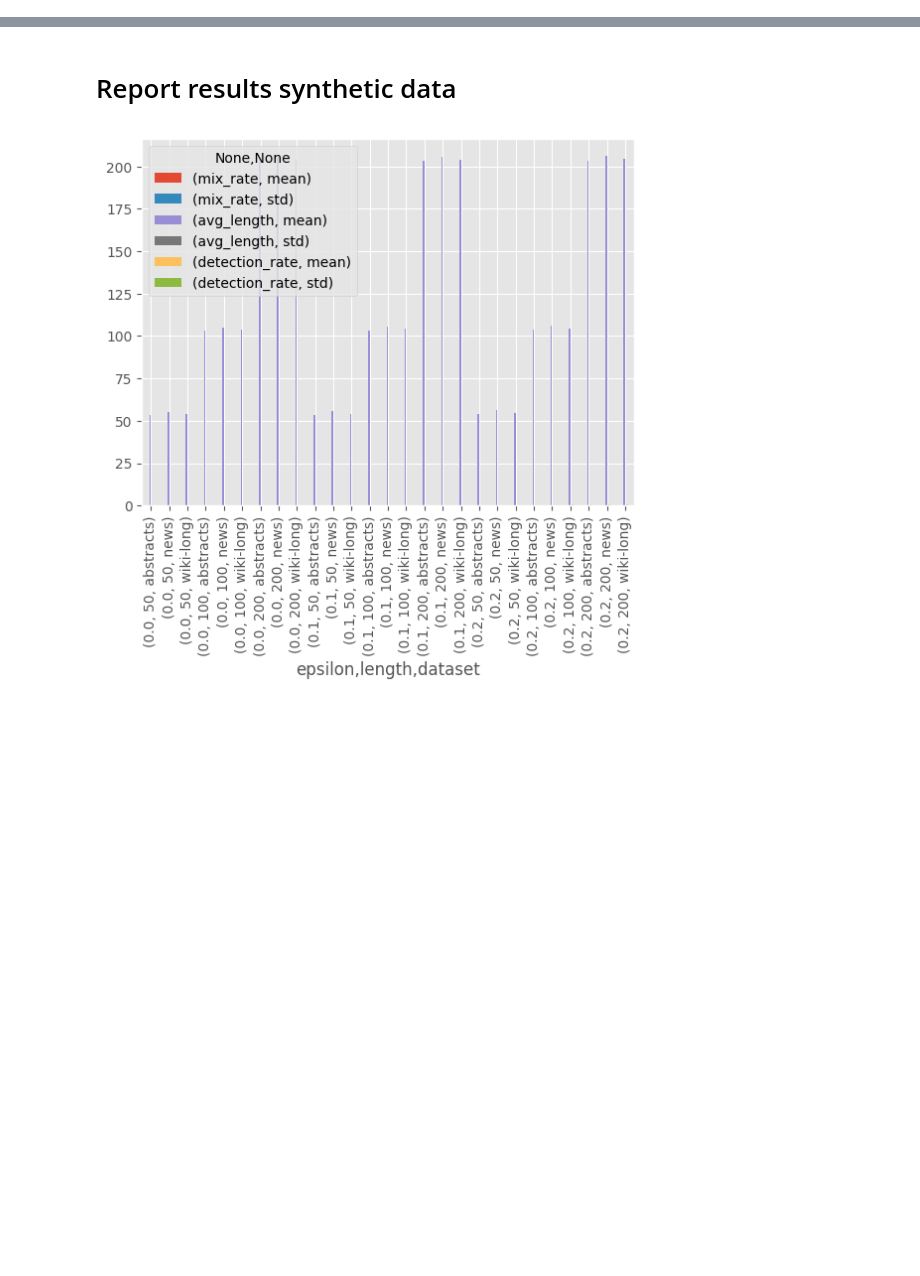
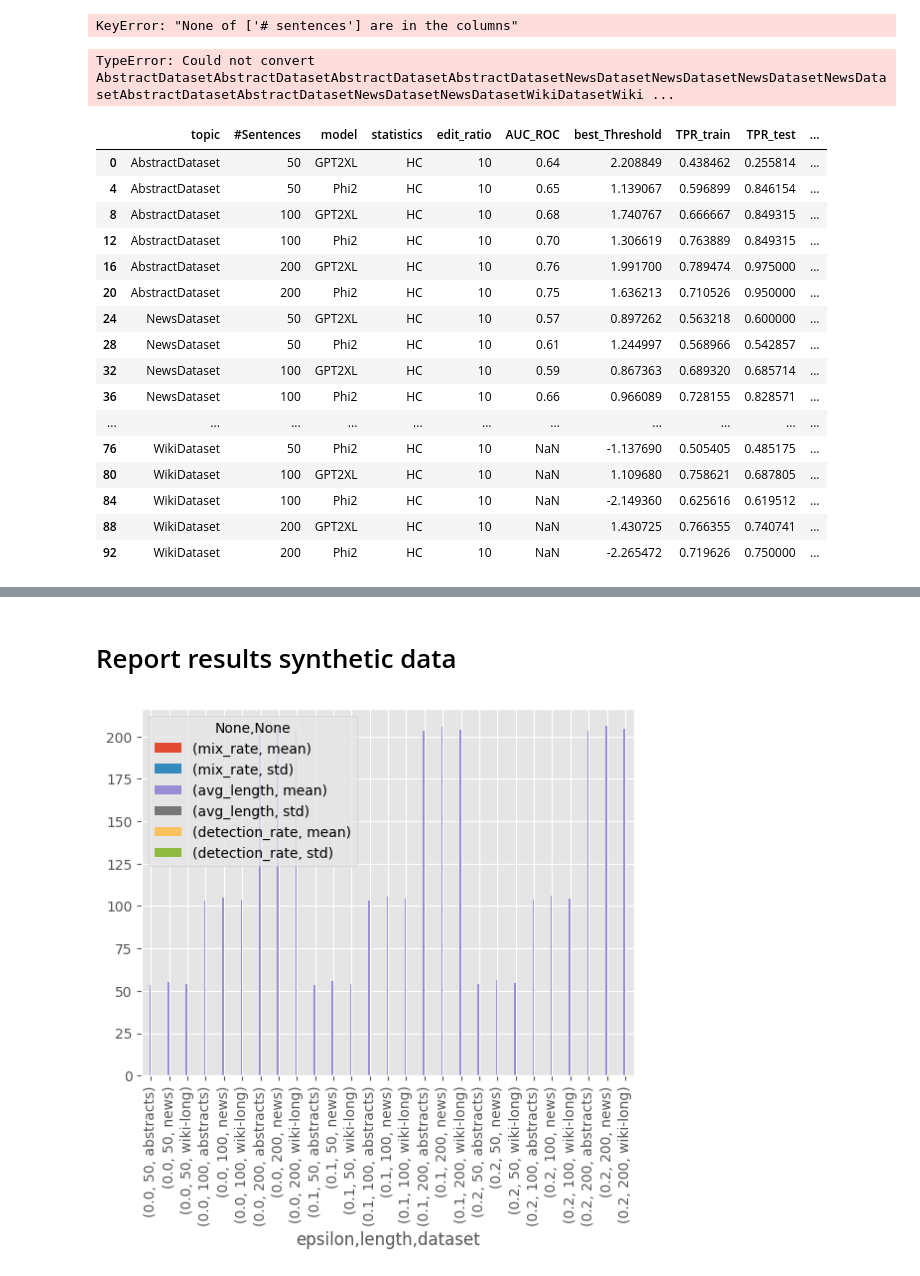
Before and after one commit to alonkipnis/detectLM, a Jupyter notebook: analyze_results_synthetic_mixture.ipynb, the cells around one changed output, grey strips where cells are left out. Drawn from its saved outputs; the diff is of its cells as text; code cells hidden in the pictures; blank space fills up the shorter version.

```diff
--- a/analyze_results_synthetic_mixture.ipynb
+++ b/analyze_results_synthetic_mixture.ipynb
@@ -16,0 +288,4 @@ from src.fit_HC_survival_function import get_HC_survival_function
+# %%
+df = pd.read_csv("results/results_SecondDataset.csv")
+df = df.filter([name for name in df.columns if "Unnamed" not in name])
+df.describe()
@@ -16,0 +339,36 @@ from src.fit_HC_survival_function import get_HC_survival_function
+# %%
+dfr.rename(columns=new_labels).filter(list(new_labels.values())).set_index(['# sentences', 'Dataset', 'Model'])
+# %% [output]
+KeyError: "None of ['# sentences'] are in the columns"
+# %%
+import matplotlib.pyplot as plt
+
+dfr = df.groupby(['#Sentences', 'model']).mean().reset_index()
+dfr.plot.bar(x='#Sentences', y='AUC_ROC', rot=0)
+plt.xlabel('Number of Sentences')
+plt.ylabel('Score')
+plt.title('Score by Number of Sentences')
+plt.legend(title='Model')
+plt.show()
+# %% [output]
+TypeError: Could not convert AbstractDatasetAbstractDatasetAbstractDatasetAbstractDatasetNewsDatasetNewsDatasetNewsDatasetNewsDatasetAbstractDatasetAbstractDatasetNewsDatasetNewsDatasetWikiDatasetWiki ...
+# %%
+dfr
+# %% [output]
+|  | topic | #Sentences | model | statistics | edit_ratio | AUC_ROC | best_Threshold | TPR_train | TPR_test | ... |
+| 0 | AbstractDataset | 50 | GPT2XL | HC | 10 | 0.64 | 2.208849 | 0.438462 | 0.255814 | ... |
+| 4 | AbstractDataset | 50 | Phi2 | HC | 10 | 0.65 | 1.139067 | 0.596899 | 0.846154 | ... |
+| 8 | AbstractDataset | 100 | GPT2XL | HC | 10 | 0.68 | 1.740767 | 0.666667 | 0.849315 | ... |
+| 12 | AbstractDataset | 100 | Phi2 | HC | 10 | 0.70 | 1.306619 | 0.763889 | 0.849315 | ... |
+| 16 | AbstractDataset | 200 | GPT2XL | HC | 10 | 0.76 | 1.991700 | 0.789474 | 0.975000 | ... |
+| 20 | AbstractDataset | 200 | Phi2 | HC | 10 | 0.75 | 1.636213 | 0.710526 | 0.950000 | ... |
+| 24 | NewsDataset | 50 | GPT2XL | HC | 10 | 0.57 | 0.897262 | 0.563218 | 0.600000 | ... |
+| 28 | NewsDataset | 50 | Phi2 | HC | 10 | 0.61 | 1.244997 | 0.568966 | 0.542857 | ... |
+| 32 | NewsDataset | 100 | GPT2XL | HC | 10 | 0.59 | 0.867363 | 0.689320 | 0.685714 | ... |
+| 36 | NewsDataset | 100 | Phi2 | HC | 10 | 0.66 | 0.966089 | 0.728155 | 0.828571 | ... |
+| ... | ... | ... | ... | ... | ... | ... | ... | ... | ... | ... |
+| 76 | WikiDataset | 50 | Phi2 | HC | 10 | NaN | -1.137690 | 0.505405 | 0.485175 | ... |
+| 80 | WikiDataset | 100 | GPT2XL | HC | 10 | NaN | 1.109680 | 0.758621 | 0.687805 | ... |
+| 84 | WikiDataset | 100 | Phi2 | HC | 10 | NaN | -2.149360 | 0.625616 | 0.619512 | ... |
+| 88 | WikiDataset | 200 | GPT2XL | HC | 10 | NaN | 1.430725 | 0.766355 | 0.740741 | ... |
+| 92 | WikiDataset | 200 | Phi2 | HC | 10 | NaN | -2.265472 | 0.719626 | 0.750000 | ... |
```
Also changed, not shown: parts of 25 cells of this notebook, 11 other files.
